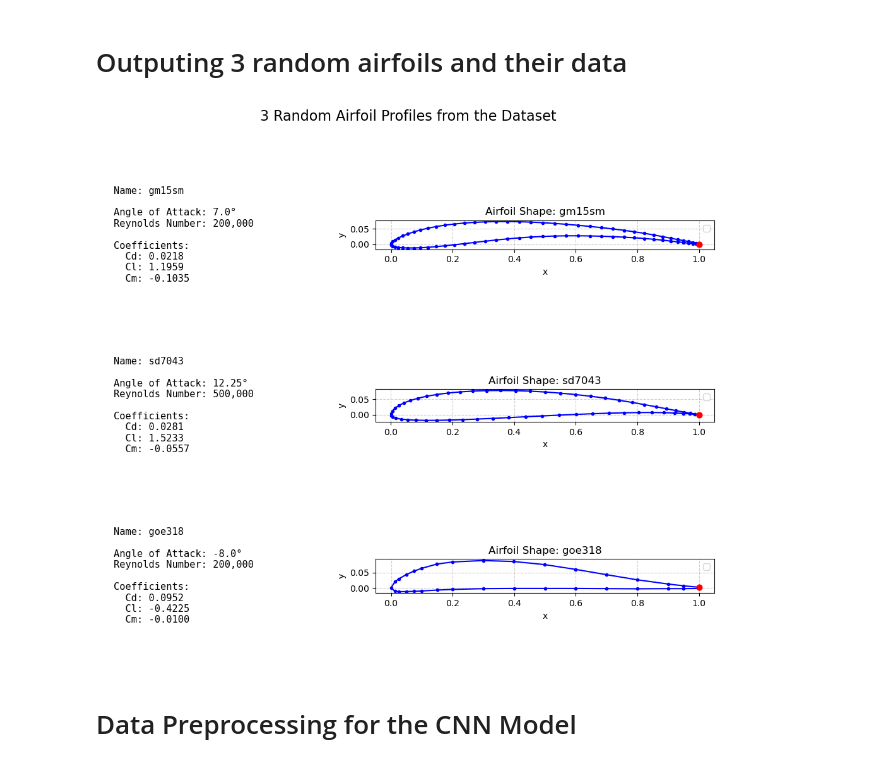
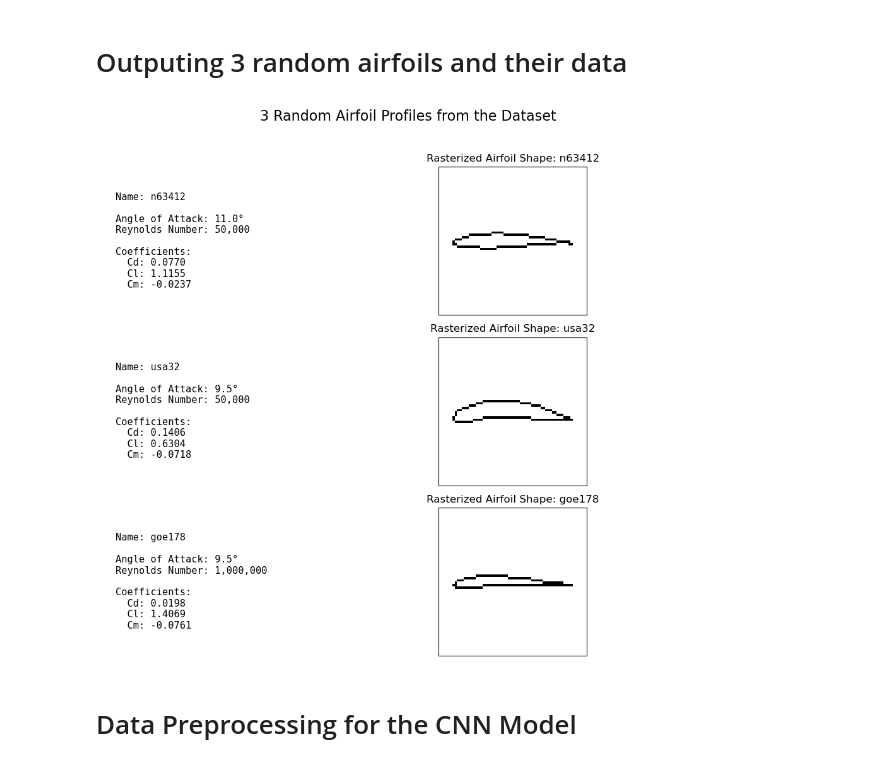
Before and after one commit to BlazejS10/DeepLearWing, a Jupyter notebook: CNN_notebook.ipynb, the cells around one changed output. Cells and saved outputs as stored; diff of their text form; code cells hidden in the pictures.

```diff
--- a/CNN_notebook.ipynb
+++ b/CNN_notebook.ipynb
@@ -25,74 +158,30 @@ Data file loaded successfully.
 # %% [markdown]
 # Outputing 3 random airfoils and their data
 # %%
-# Select 3 random entries from the airfoil database to show the data.
-# sample(n=3) draws 3 random rows.
 random_airfoils = df.sample(n=3)
 
-# Helper function to parse coordinate strings.
-def parse_coords(coord_string):
-    """Converts a space-separated string of coordinates into a list of floats."""
-    if isinstance(coord_string, str):
-        return [float(c) for c in coord_string.strip().split()]
-    return []
-
-
-# We create a figure with 3 rows and 2 columns to visualise the database using Matplotlib..
-# gridspec_kw allows setting different widths for the columns.
-fig, axes = plt.subplots(3, 2, figsize=(10, 9),
-                         gridspec_kw={'width_ratios': [1, 1.5]})
-
+fig, axes = plt.subplots(3, 2, figsize=(10, 9), gridspec_kw={'width_ratios': [1, 1.5]})
 fig.suptitle('3 Random Airfoil Profiles from the Dataset', fontsize=16)
 
-# Iterate through the sampled airfoils and plot axes.
 for i, (index, row) in enumerate(random_airfoils.iterrows()):
     ax_text = axes[i, 0]
-    ax_text.axis('off') # Turn off the axis for the text cell.
-
-    # Collect data for display.
-    name = row['name']
-    angle = row['angle']
-    reynolds = row['reynolds']
-    cd = row['cd']
-    cl = row['cl']
-    cm = row['cm']
-
-    info_text = (
-        f"Name: {name}\n\n"
-        f"Angle of Attack: {angle}°\n"
-        f"Reynolds Number: {reynolds:,.0f}\n\n"
-        f"Coefficients:\n"
-        f"  Cd: {cd:.4f}\n"
-        f"  Cl: {cl:.4f}\n"
-        f"  Cm: {cm:.4f}"
-    )
-
-    # Display the text about the airfoil in the cell.
-    ax_text.text(0.05, 0.5, info_text, transform=ax_text.transAxes,
-                 fontsize=11, verticalalignment='center', family='monospace')
+    ax_text.axis('off')
+    info_text = (f"Name: {row['name']}\n\nAngle of Attack: {row['angle']}°\n"
+                 f"Reynolds Number: {row['reynolds']:,.0f}\n\nCoefficients:\n"
+                 f"  Cd: {row['cd']:.4f}\n  Cl: {row['cl']:.4f}\n  Cm: {row['cm']:.4f}")
+    ax_text.text(0.05, 0.5, info_text, transform=ax_text.transAxes, fontsize=11, verticalalignment='center', family='monospace')
 
     ax_plot = axes[i, 1]
+    # Displaying the processed image now
+    ax_plot.imshow(row['image'], cmap='gray_r')
+    ax_plot.set_title(f'Rasterized Airfoil Shape: {row["name"]}')
+    ax_plot.set_xticks([])
+    ax_plot.set_yticks([])
 
-    x_coords = parse_coords(row['x_coords'])
-    y_coords = parse_coords(row['y_coords'])
-
-    # Ploting the airfoil shape.
-    ax_plot.plot(x_coords, y_coords, marker='o', markersize=3, linestyle='-', color='b')
-    ax_plot.scatter([x_coords[0]], [y_coords[0]], color='red', s=40, zorder=5,) # Highlight the start point.
-
-    # Configuring the plot settings.
-    ax_plot.set_title(f'Airfoil Shape: {name}')
-    ax_plot.set_xlabel('x')
-    ax_plot.set_ylabel('y')
-    ax_plot.grid(True, linestyle='--', alpha=0.6)
-    ax_plot.set_aspect('equal', adjustable='box')
-    ax_plot.legend()
-
-# Adjusting the layout, rect leaves space for the main title.
 plt.tight_layout(rect=[0, 0, 1, 0.96])
 plt.show()
 # %% [output]
-[figure, old version]
+[figure, new version]
 # %% [markdown]
 # Data Preprocessing for the CNN Model
 # %%
```
Also changed, not shown: parts of 12 cells of this notebook, 7 other files.
